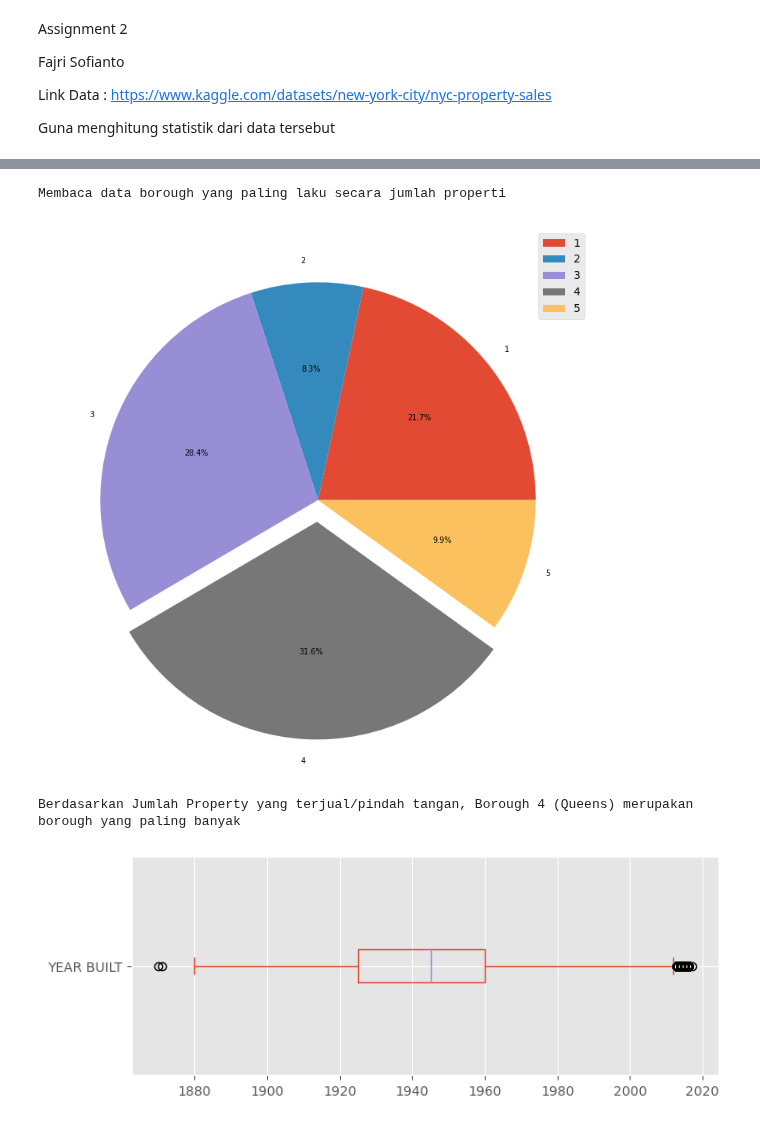
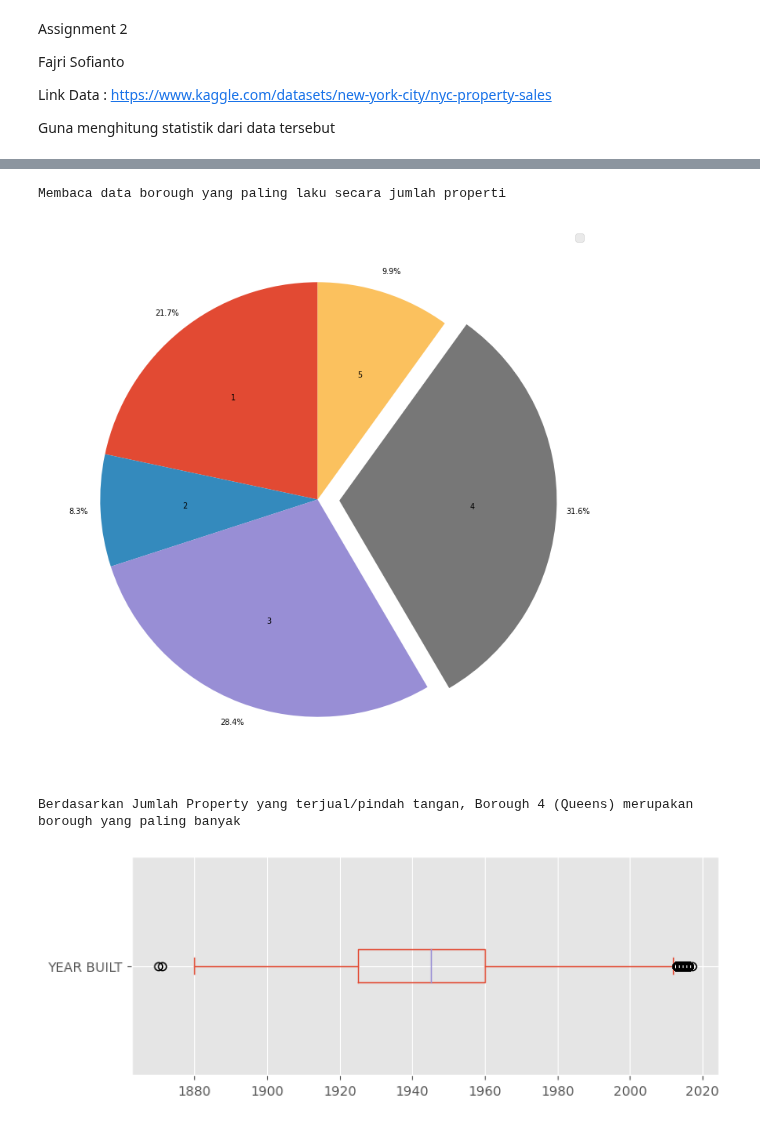
Before and after one commit to Ajhie1987/Python_Train, a Jupyter notebook: Fajri2.ipynb, the cells around one changed output, grey strips where cells are left out. Cells and saved outputs as stored; diff of their text form; code cells hidden in the pictures.

```diff
--- a/Fajri2.ipynb
+++ b/Fajri2.ipynb
@@ -62,19 +62,19 @@ df.describe()
 # %%
 df_count = df.groupby('BOROUGH').count()                                    #Menentukan Data Borough yang akan dianalisa berdasarkan jumlah properti yang terjual &
 df_count = df_count.reset_index()
 df_count = df_count[['BOROUGH', 'KEY']].rename(columns={'KEY':'COUNT'})
 
 
 print('''Membaca data borough yang paling laku secara jumlah properti''')
 
-df_count.set_index('BOROUGH').plot.pie(y='COUNT', figsize = (9,9), fontsize= 7, autopct='%1.1f%%', explode=[0, 0, 0, 0.1, 0])
-plt.legend()
+df_count.set_index('BOROUGH').plot.pie(y='COUNT', figsize = (9,9), fontsize= 7, autopct='%1.1f%%', pctdistance=1.1, labeldistance=.6, explode=[0, 0, 0, 0.1, 0], startangle = 90)
+plt.legend('')
 plt.ylabel('')
 plt.show()
 print('''Berdasarkan Jumlah Property yang terjual/pindah tangan, Borough 4 (Queens) merupakan borough yang paling banyak''')
 # %% [output]
 Membaca data borough yang paling laku secara jumlah properti
-[figure, old version]
+[figure, new version]
 Berdasarkan Jumlah Property yang terjual/pindah tangan, Borough 4 (Queens) merupakan borough yang paling banyak
 # %%
 borough4 = df[(df['BOROUGH'] == 4 ) & (df['SALE PRICE'] != 0)]                  #filter borough 4 dan harga != 0 (bukan balik nama)
```
